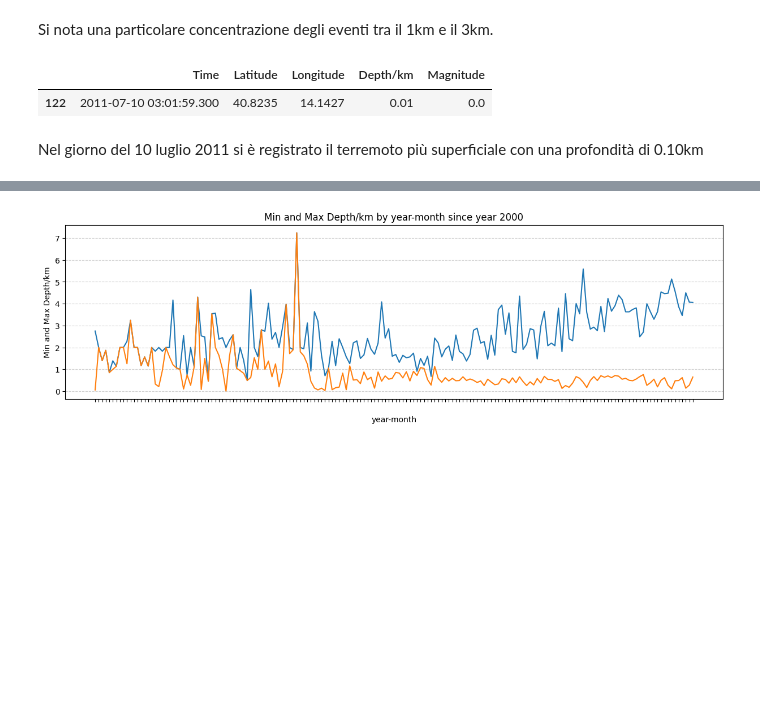
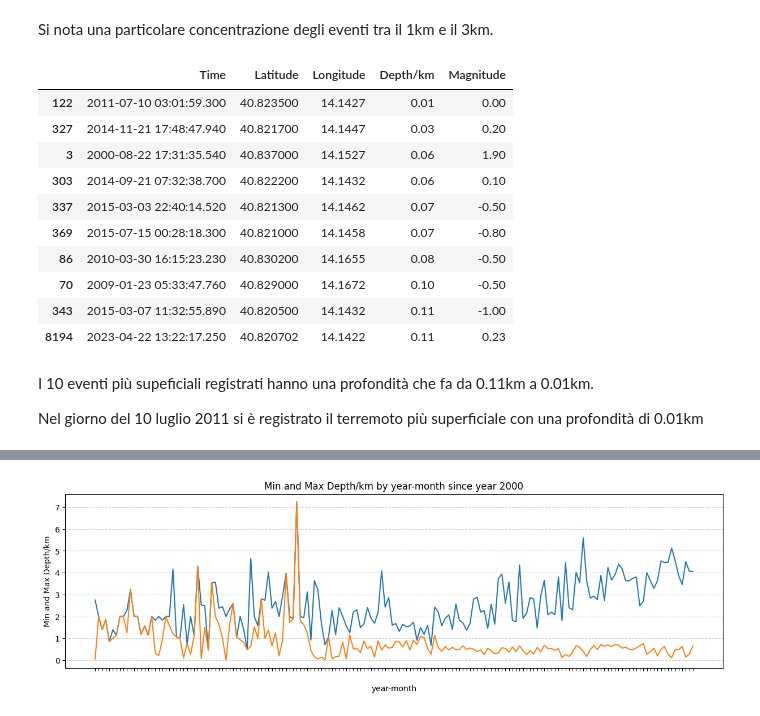
Before and after one commit to Pierfrancesco95/Portfolio, a Jupyter notebook: 03.03_PYTHON_Earthquakes Campi Flegrei/Analisi Terremoti CampiFlegrei.ipynb, the cells around one changed output, grey strips where cells are left out. Cells and saved outputs as stored; diff of their text form; code cells hidden in the pictures; blank space fills up the shorter version.

```diff
--- a/03.03_PYTHON_Earthquakes Campi Flegrei/Analisi Terremoti CampiFlegrei.ipynb
+++ b/03.03_PYTHON_Earthquakes Campi Flegrei/Analisi Terremoti CampiFlegrei.ipynb
@@ -827,11 +830,22 @@ plt.show()
 [figure]
 # %% [markdown]
 Si nota una particolare concentrazione degli eventi tra il 1km e il 3km.
-# %%
-# evento con profondità minima
-df[df['Depth/km']==df['Depth/km'].min()][['Time','Latitude','Longitude','Depth/km','Magnitude']]
-# %% [output]
-|  | Time | Latitude | Longitude | Depth/km | Magnitude |
-| 122 | 2011-07-10 03:01:59.300 | 40.8235 | 14.1427 | 0.01 | 0.0 |
+# %%
+# i 10 eventi piu superficiali registrati
+df[['Time','Latitude','Longitude','Depth/km','Magnitude']].sort_values(by='Depth/km', ascending=True).head(10)
+# %% [output]
+|  | Time | Latitude | Longitude | Depth/km | Magnitude |
+| 122 | 2011-07-10 03:01:59.300 | 40.823500 | 14.1427 | 0.01 | 0.00 |
+| 327 | 2014-11-21 17:48:47.940 | 40.821700 | 14.1447 | 0.03 | 0.20 |
+| 3 | 2000-08-22 17:31:35.540 | 40.837000 | 14.1527 | 0.06 | 1.90 |
+| 303 | 2014-09-21 07:32:38.700 | 40.822200 | 14.1432 | 0.06 | 0.10 |
+| 337 | 2015-03-03 22:40:14.520 | 40.821300 | 14.1462 | 0.07 | -0.50 |
+| 369 | 2015-07-15 00:28:18.300 | 40.821000 | 14.1458 | 0.07 | -0.80 |
+| 86 | 2010-03-30 16:15:23.230 | 40.830200 | 14.1655 | 0.08 | -0.50 |
+| 70 | 2009-01-23 05:33:47.760 | 40.829000 | 14.1672 | 0.10 | -0.50 |
+| 343 | 2015-03-07 11:32:55.890 | 40.820500 | 14.1432 | 0.11 | -1.00 |
+| 8194 | 2023-04-22 13:22:17.250 | 40.820702 | 14.1422 | 0.11 | 0.23 |
 # %% [markdown]
-Nel giorno del 10 luglio 2011 si è registrato il terremoto più superficiale con una profondità di 0.10km
+I 10 eventi più supeficiali registrati hanno una profondità che fa da 0.11km a 0.01km.
+
+Nel giorno del 10 luglio 2011 si è registrato il terremoto più superficiale con una profondità di 0.01km
```
Also changed, not shown: parts of 7 cells of this notebook.
